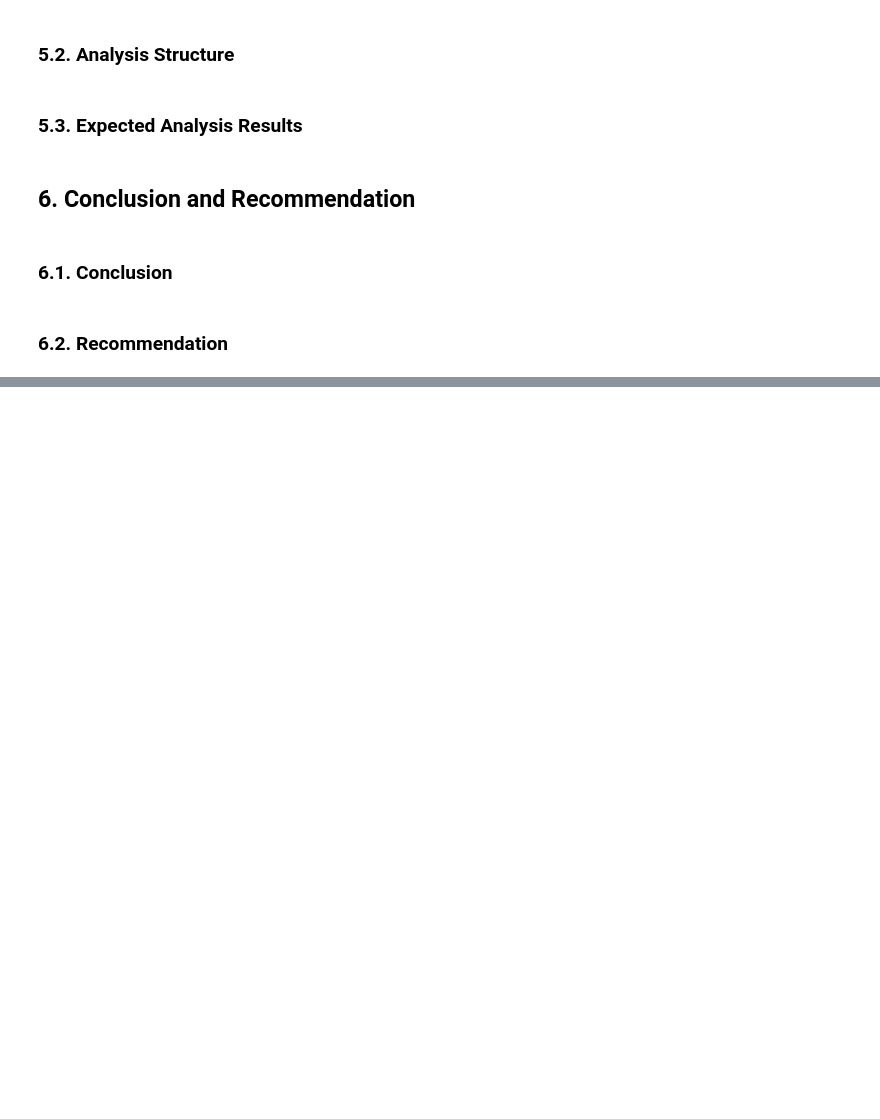
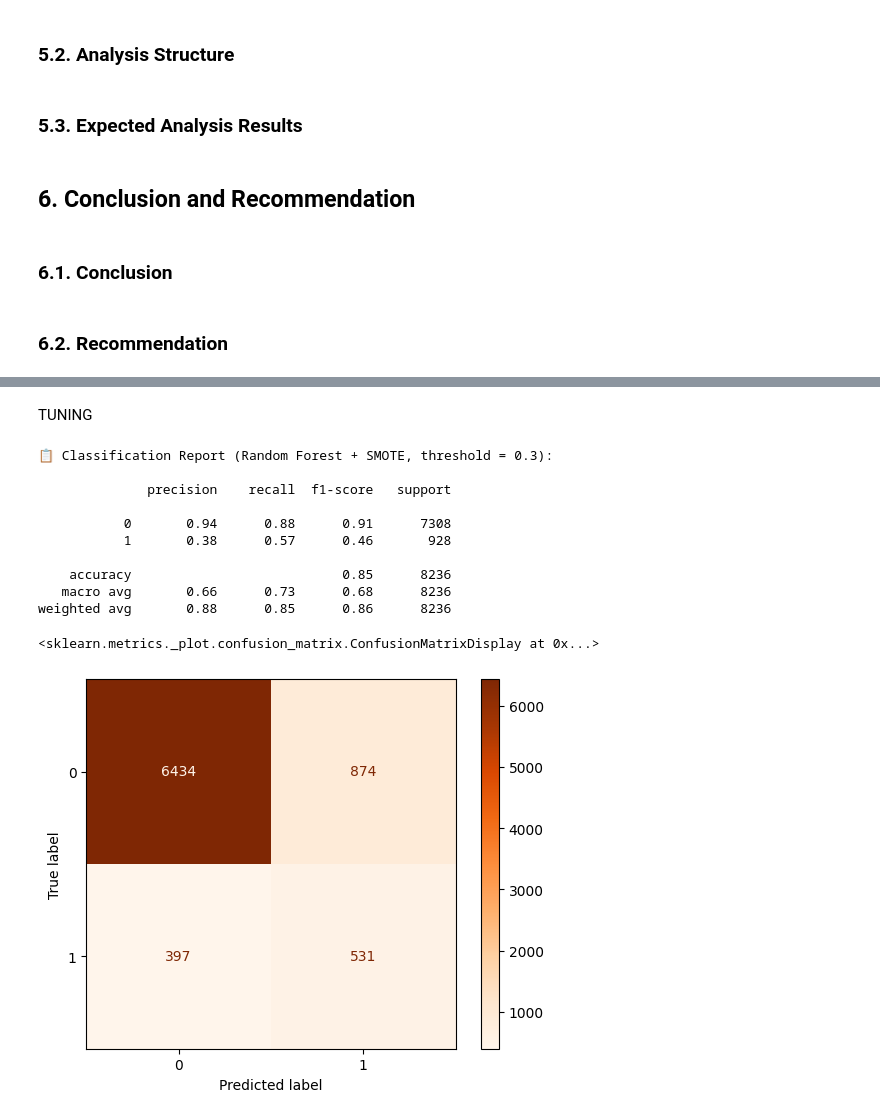
Before and after one commit to purbaronny/prwdhk-ds-group-final, a Jupyter notebook: src/solution.ipynb, the cells around one changed output, grey strips where cells are left out. Drawn from its saved outputs; the diff is of its cells as text; code cells hidden in the pictures; blank space fills up the shorter version.

```diff
--- a/src/solution.ipynb
+++ b/src/solution.ipynb
@@ -571,3 +560,5 @@ Data akan disimpan di **../data/revision/bank-additional-full-eda.csv**
+# %%
+df = pd.read_csv(output_path, sep=';')
 # %% [markdown]
 ## **5. Methodology (Modeling/Analysis)**
 # %% [markdown]
@@ -584,0 +739,33 @@ Data akan disimpan di **../data/revision/bank-additional-full-eda.csv**
+# %% [markdown]
+TUNING
+# %%
+from sklearn.metrics import classification_report, confusion_matrix, ConfusionMatrixDisplay
+
+# 1. Dapatkan probabilitas prediksi untuk kelas 1
+y_proba_rf = rf.predict_proba(X_test)[:, 1]  # probabilitas kelas "1"
+
+# 2. Tuning threshold (misalnya: 0.3)
+threshold = 0.3
+y_pred_thresh = (y_proba_rf >= threshold).astype(int)
+
+# 3. Evaluasi hasil prediksi dengan threshold baru
+print(f"📋 Classification Report (Random Forest + SMOTE, threshold = {threshold}):\n")
+print(classification_report(y_test, y_pred_thresh, zero_division=0))
+
+# 4. Tampilkan confusion matrix
+cm = confusion_matrix(y_test, y_pred_thresh)
+disp = ConfusionMatrixDisplay(confusion_matrix=cm, display_labels=rf.classes_)
+disp.plot(cmap="Oranges")
+# %% [output]
+📋 Classification Report (Random Forest + SMOTE, threshold = 0.3):
+
+              precision    recall  f1-score   support
+
+           0       0.94      0.88      0.91      7308
+           1       0.38      0.57      0.46       928
+
+    accuracy                           0.85      8236
+   macro avg       0.66      0.73      0.68      8236
+weighted avg       0.88      0.85      0.86      8236
+<sklearn.metrics._plot.confusion_matrix.ConfusionMatrixDisplay at 0x...>
+[figure, added]
```
Also changed, not shown: parts of 36 cells of this notebook.
